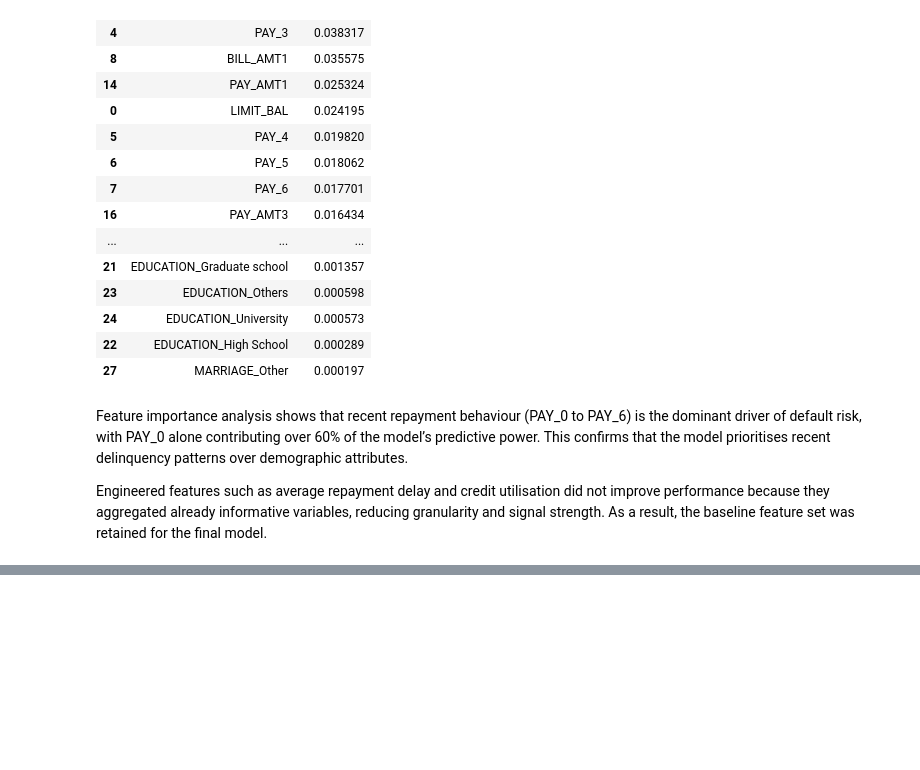
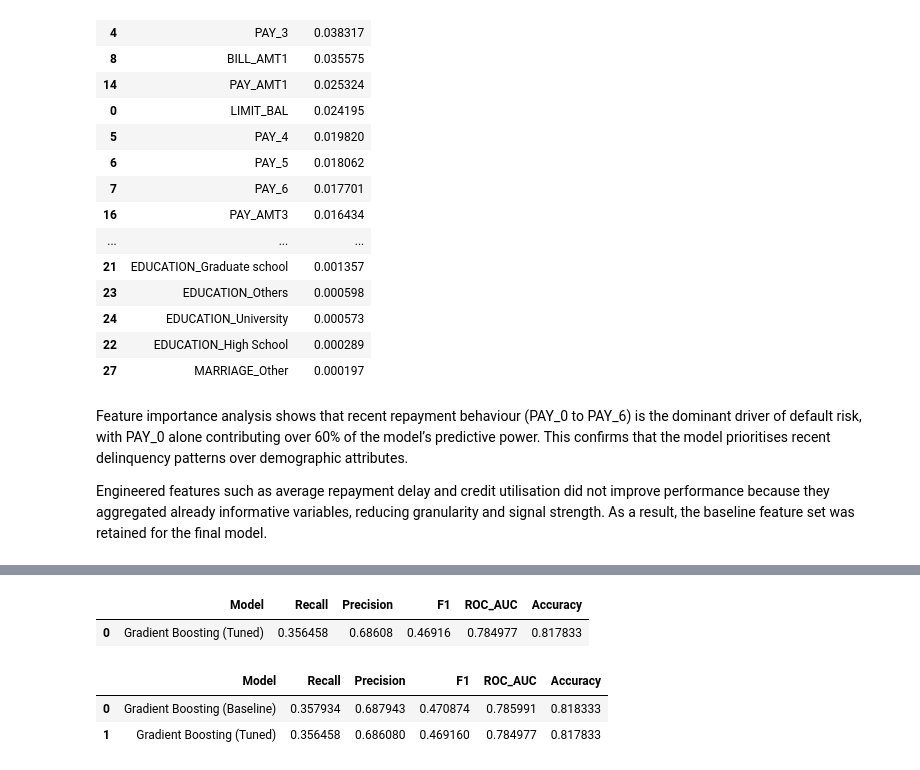
Before and after one commit to oscarczy/mldp, a Jupyter notebook: MLDP Program Codes Submission Template.ipynb, the cells around one changed output, grey strips where cells are left out. Saved outputs shown, nothing was run; the diff lists cells and outputs as text; code cells hidden in the pictures; blank space fills up the shorter version.

```diff
--- a/MLDP Program Codes Submission Template.ipynb
+++ b/MLDP Program Codes Submission Template.ipynb
@@ -889,0 +1009,23 @@ Retaining these features preserves real-world realism and allows the model to de
+# %%
+# Baseline Gradient Boosting model (before tuning)
+gb_baseline = Pipeline(steps=[
+    ('preprocessor', preprocessor_fs),
+    ('model', GradientBoostingClassifier(random_state=42))
+])
+
+gb_baseline.fit(X_train_fs, y_train)
+
+y_pred_base = gb_baseline.predict(X_test_fs)
+y_prob_base = gb_baseline.predict_proba(X_test_fs)[:, 1]
+
+baseline_results = {
+    'Model': 'Gradient Boosting (Baseline)',
+    'Recall': recall_score(y_test, y_pred_base, pos_label=1),
+    'Precision': precision_score(y_test, y_pred_base, pos_label=1),
+    'F1': f1_score(y_test, y_pred_base, pos_label=1),
+    'ROC_AUC': roc_auc_score(y_test, y_prob_base),
+    'Accuracy': accuracy_score(y_test, y_pred_base)
+}
+
+baseline_results = pd.DataFrame(baseline_results, index=[0])
+baseline_results
@@ -889,0 +1065,29 @@ Retaining these features preserves real-world realism and allows the model to de
+# %%
+y_pred_tuned = tuned_model.predict(X_test)
+y_prob_tuned = tuned_model.predict_proba(X_test)[:, 1]
+
+tuned_results = {
+    'Model': 'Gradient Boosting (Tuned)',
+    'Recall': recall_score(y_test, y_pred_tuned, pos_label=1),
+    'Precision': precision_score(y_test, y_pred_tuned, pos_label=1),
+    'F1': f1_score(y_test, y_pred_tuned, pos_label=1),
+    'ROC_AUC': roc_auc_score(y_test, y_prob_tuned),
+    'Accuracy': accuracy_score(y_test, y_pred_tuned)
+}
+
+tuned_results = pd.DataFrame(tuned_results, index=[0])
+tuned_results
+# %% [output]
+|  | Model | Recall | Precision | F1 | ROC_AUC | Accuracy |
+| 0 | Gradient Boosting (Tuned) | 0.356458 | 0.68608 | 0.46916 | 0.784977 | 0.817833 |
+# %%
+tuning_comparison = pd.concat(
+    [baseline_results, tuned_results],
+    ignore_index=True
+)
+
+tuning_comparison
+# %% [output]
+|  | Model | Recall | Precision | F1 | ROC_AUC | Accuracy |
+| 0 | Gradient Boosting (Baseline) | 0.357934 | 0.687943 | 0.470874 | 0.785991 | 0.818333 |
+| 1 | Gradient Boosting (Tuned) | 0.356458 | 0.686080 | 0.469160 | 0.784977 | 0.817833 |
```
Also changed, not shown: parts of 25 cells of this notebook, 2 other files.
